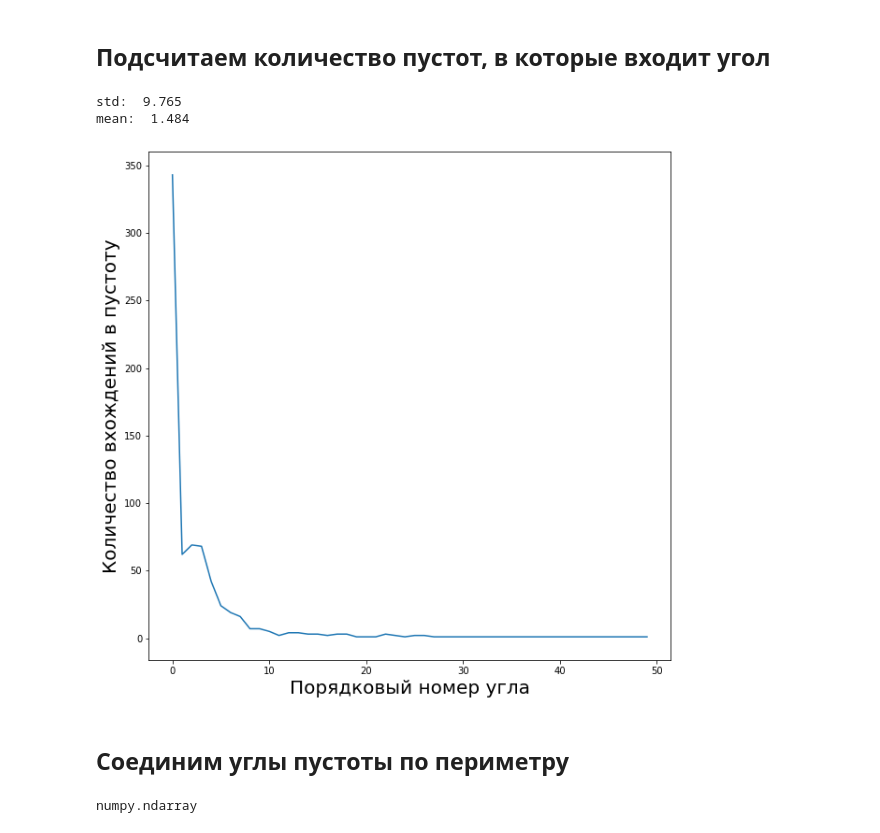
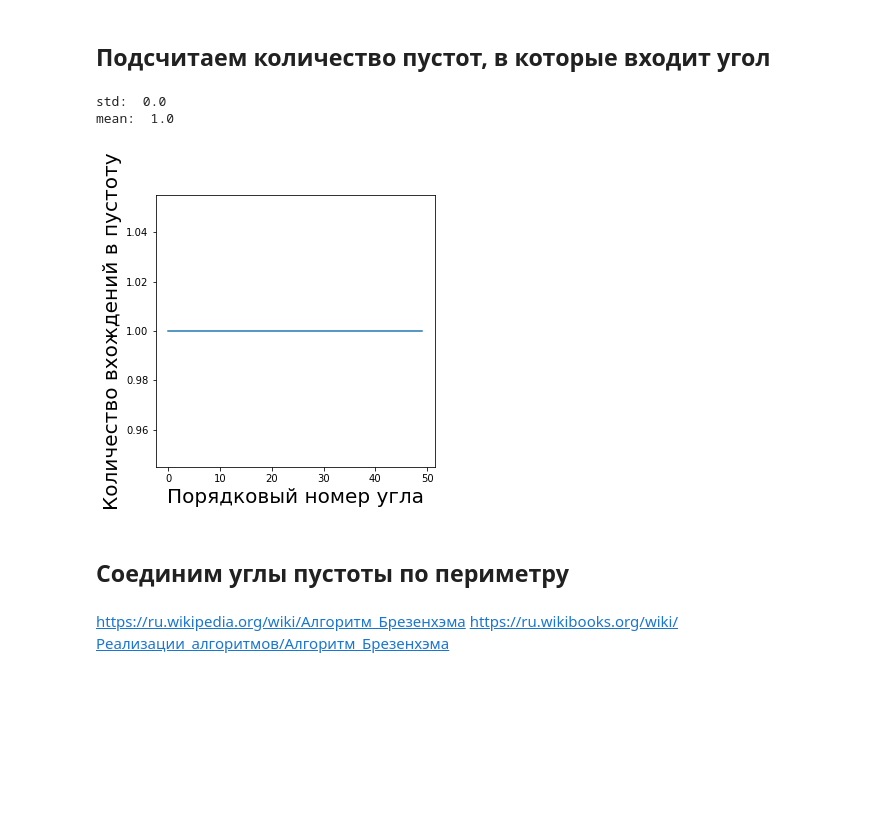
Before and after one commit to dkagramanyan/WC-Co_computer_vision, a Jupyter notebook: graph-segmentation.ipynb, the cells around one changed output. Drawn from its saved outputs; the diff is of its cells as text; code cells hidden in the pictures; blank space fills up the shorter version.

```diff
--- a/graph-segmentation.ipynb
+++ b/graph-segmentation.ipynb
@@ -105,7 +110,7 @@ classes - каждому пикселю дается свой класс, по
 # %%
 def mark_corners(image):
     image=copy.copy(image)
-    corners = cv2.goodFeaturesToTrack(image, 1000000, 0.1, 10)
+    corners = cv2.goodFeaturesToTrack(image, 1000000, 0.01, 10)
 
     corners = np.int0(corners)
     print('number of corners: ',len(corners))
@@ -183,9 +185,9 @@ nodes1=join_corners2classes(grain1_classes,
 nodes2=join_corners2classes(grain2_classes,
                              class2_num,
                              grain2_corners,
-                             500)
+                             200)
 
 nodes3=join_corners2classes(grain3_classes,
                              class3_num,
                              grain3_corners,
-                             500)
+                             600)
@@ -194,16 +193,0 @@ nodes3=join_corners2classes(grain3_classes,
-# %%
-for node in nodes[2:].astype('int64'):
-    indeces=[]
-    for index in node:
-        if index!=0:
-            indeces.append(index)
-    cls_corners=corners[indeces]
-    for corner1 in cls_corners:
-        for corner2 in cls_corners:
-            x1=corner1[0][0]
-            y1=corner1[0][1]
-            x2=corner2[0][0]
-            y2=corner2[0][1]
-            draw.line((y1,x1,y2,x2), fill=(185), width=1)
-
-test_image.save('edge.jpg')
@@ -241,31 +224,38 @@ number of classes:  1671
 # %% [markdown]
 ## Подсчитаем количество пустот, в которые входит угол
 # %%
-def show_classes_corners(nodes,corners,N=2000):
+def show_classes_corners(nodes,corners,N=2000,N1=5):
     corner_distr=np.zeros((corners.shape[0]))
 
     for i in range(corners.shape[0]):
         for node in nodes:
-            if i in node:
+            node_len=node[-1]
+            if i in node[:node_len]:
                 corner_distr[i]+=1
 
     std=corner_distr.std(axis=0)
     mean=corner_distr.mean(axis=0)
 
-    print('std: ',round(std,3))
-    print('mean: ',round(mean,3))
-    fig, ax = plt.subplots(figsize=(10,10))
+    print('std: ',std)
+    print('mean: ',mean)
+    fig, ax = plt.subplots(figsize=(N1,N1))
     ax.set_ylabel('Количество вхождений в пустоту',size=20)
     ax.set_xlabel('Порядковый номер угла',size=20)
     plt.plot(corner_distr[:N])
     plt.show()
+    return corner_distr
 # %%
 k=50
-show_classes_corners(nodes2,grain2_corners,k)
+#corner_distr1=show_classes_corners(nodes1,grain1_corners,k)
+corner_distr2=show_classes_corners(nodes2,grain2_corners,k)
+#corner_distr3=show_classes_corners(nodes3,grain3_corners,k)
 # %% [output]
-std:  9.765
-mean:  1.484
+std:  0.0
+mean:  1.0
-[figure, old version]
+[figure, new version]
 # %% [markdown]
 ## Соединим углы пустоты по периметру
+# %% [markdown]
+https://ru.wikipedia.org/wiki/Алгоритм_Брезенхэма
+https://ru.wikibooks.org/wiki/Реализации_алгоритмов/Алгоритм_Брезенхэма
 # %%
@@ -382,10 +413,6 @@ def sort_perimetr(image,nodes,corners,radius=5):
             continue
         new_nodes[i,-1]= orig_node_len
     return new_nodes
-# %%
-type(image2)
-# %% [output]
-numpy.ndarray
 # %%
 image=image2
 N=212
```
Also changed, not shown: parts of 15 cells of this notebook, 1 other file.
